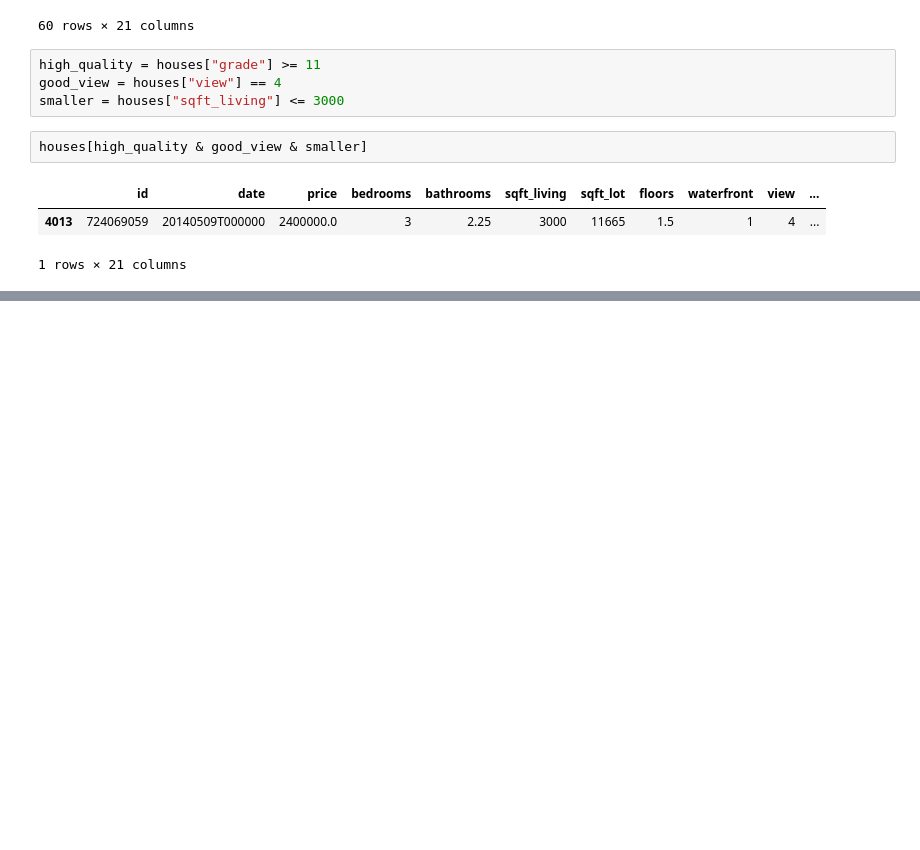
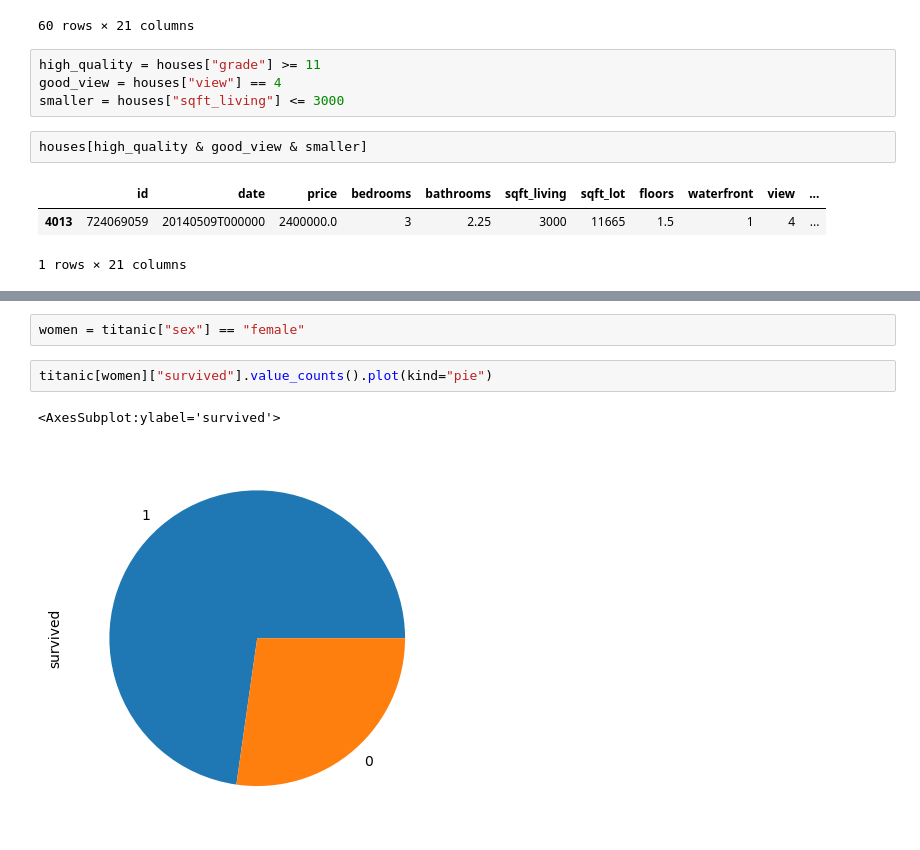
Before and after one commit to halimocakli/Data-Analysis-And-Visualization, a Jupyter notebook: 05-FilteringData/05_FilteringData.ipynb, the cells around one changed output, grey strips where cells are left out. Saved outputs shown, nothing was run; the diff lists cells and outputs as text; blank space fills up the shorter version.

```diff
--- a/05-FilteringData/05_FilteringData.ipynb
+++ b/05-FilteringData/05_FilteringData.ipynb
@@ -761,0 +895,7 @@ houses.zipcode.value_counts().head(10).plot(kind="bar")
+# %%
+women = titanic["sex"] == "female"
+# %%
+titanic[women]["survived"].value_counts().plot(kind="pie")
+# %% [output]
+<AxesSubplot:ylabel='survived'>
+[figure, added]
```
Also changed, not shown: parts of 50 cells of this notebook.
